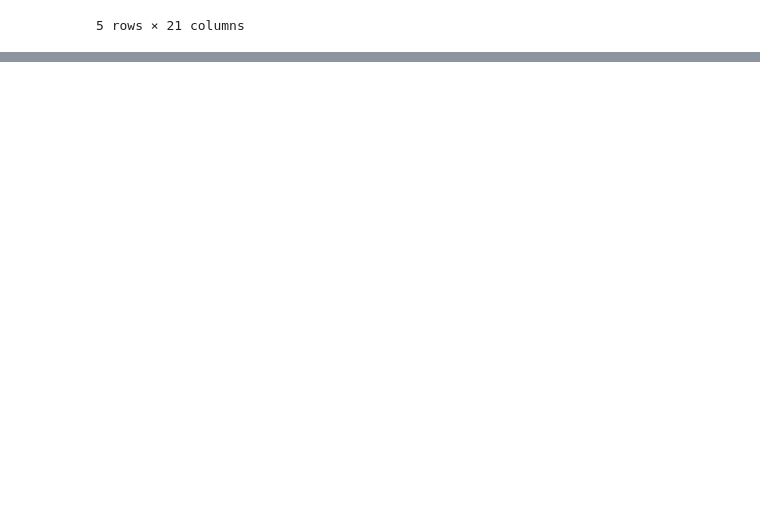
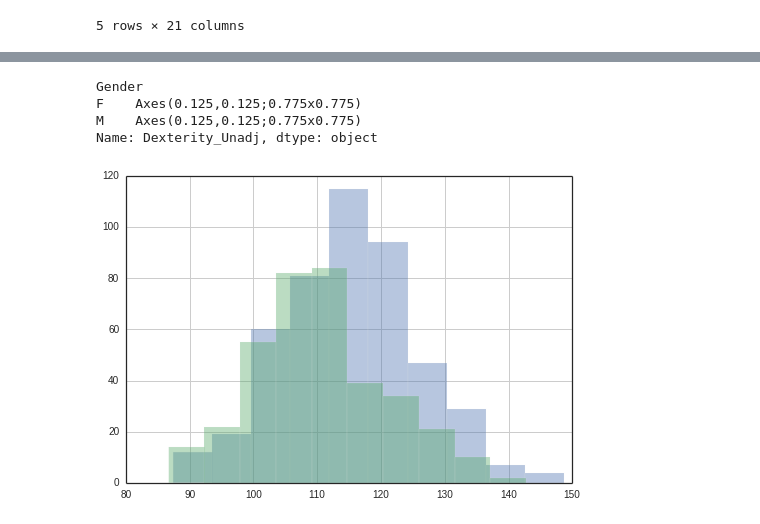
Before and after one commit to SIMEXP/hcp, a Jupyter notebook: HCP_pheno-corr_sensory-motor.ipynb, the cells around one changed output, grey strips where cells are left out. Drawn from its saved outputs; the diff is of its cells as text; code cells hidden in the pictures; blank space fills up the shorter version.

```diff
--- a/HCP_pheno-corr_sensory-motor.ipynb
+++ b/HCP_pheno-corr_sensory-motor.ipynb
@@ -42,0 +89,9 @@ sns.heatmap(corr, cmap=cmap,vmax=0.8,
+# %%
+# Gender diference - Dexterity
+data.groupby('Gender').Dexterity_Unadj.hist(alpha=0.4)
+# %% [output]
+Gender
+F    Axes(0.125,0.125;0.775x0.775)
+M    Axes(0.125,0.125;0.775x0.775)
+Name: Dexterity_Unadj, dtype: object
+[figure, added]
```
Also changed, not shown: parts of 14 cells of this notebook.
